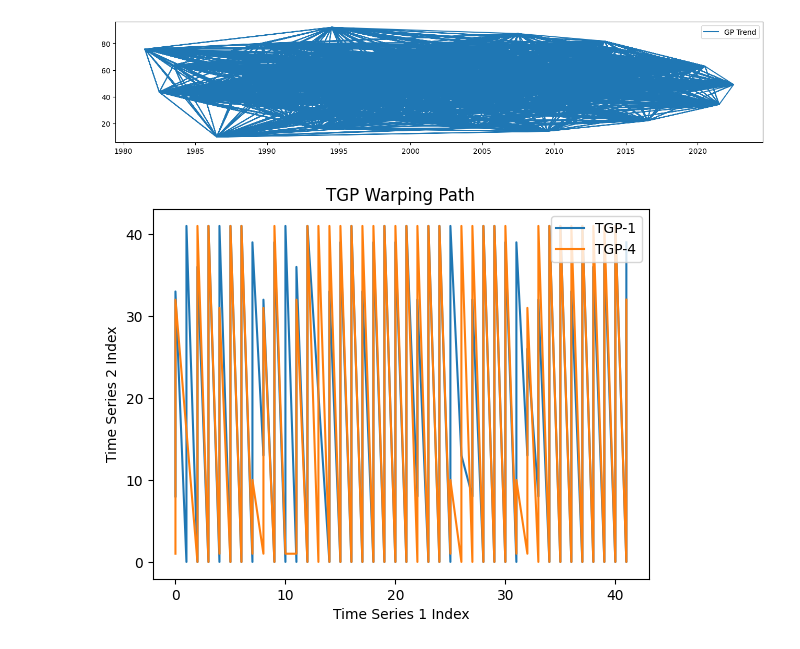
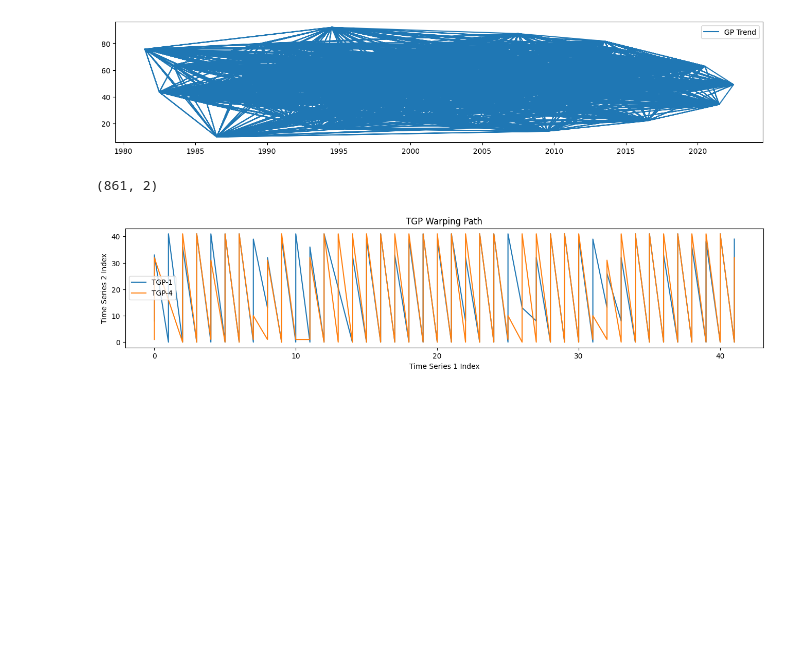
Before and after one commit to owuordickson/t-graank, a Jupyter notebook: analysis/timeseries_analysis.ipynb, the cells around one changed output. Drawn from its saved outputs; the diff is of its cells as text; code cells hidden in the pictures; blank space fills up the shorter version.

```diff
--- a/analysis/timeseries_analysis.ipynb
+++ b/analysis/timeseries_analysis.ipynb
@@ -187,16 +187,23 @@ plt.legend()
 # %% [output]
 <matplotlib.legend.Legend at 0x...>
 [figure]
+# %%
+# GP Decomposition
+gp_comp1 = np.array(path1)
+gp_comp1.shape
+# %% [output]
+(861, 2)
 # %%
+plt.figure(figsize=(16, 3))
 plt.plot([p[0] for p in path1], [p[1] for p in path1], '-', label="TGP-1")
 #plt.plot([p[0] for p in path2], [p[1] for p in path2], '-', label="TGP-2")
 #plt.plot([p[0] for p in path3], [p[1] for p in path3], '-', label="TGP-3")
-plt.plot([p[0] for p in path4], [p[1] for p in path4], '-', label="TGP-4")
+plt.plot([p[0] for p in path4], [p[1] for p in path4], label="TGP-4")
 
 plt.xlabel('Time Series 1 Index')
 plt.ylabel('Time Series 2 Index')
 plt.title('TGP Warping Path')
 plt.legend()
 plt.show()
 # %% [output]
-[figure, old version]
+[figure, new version]
```
Also changed, not shown: 6 other files.
